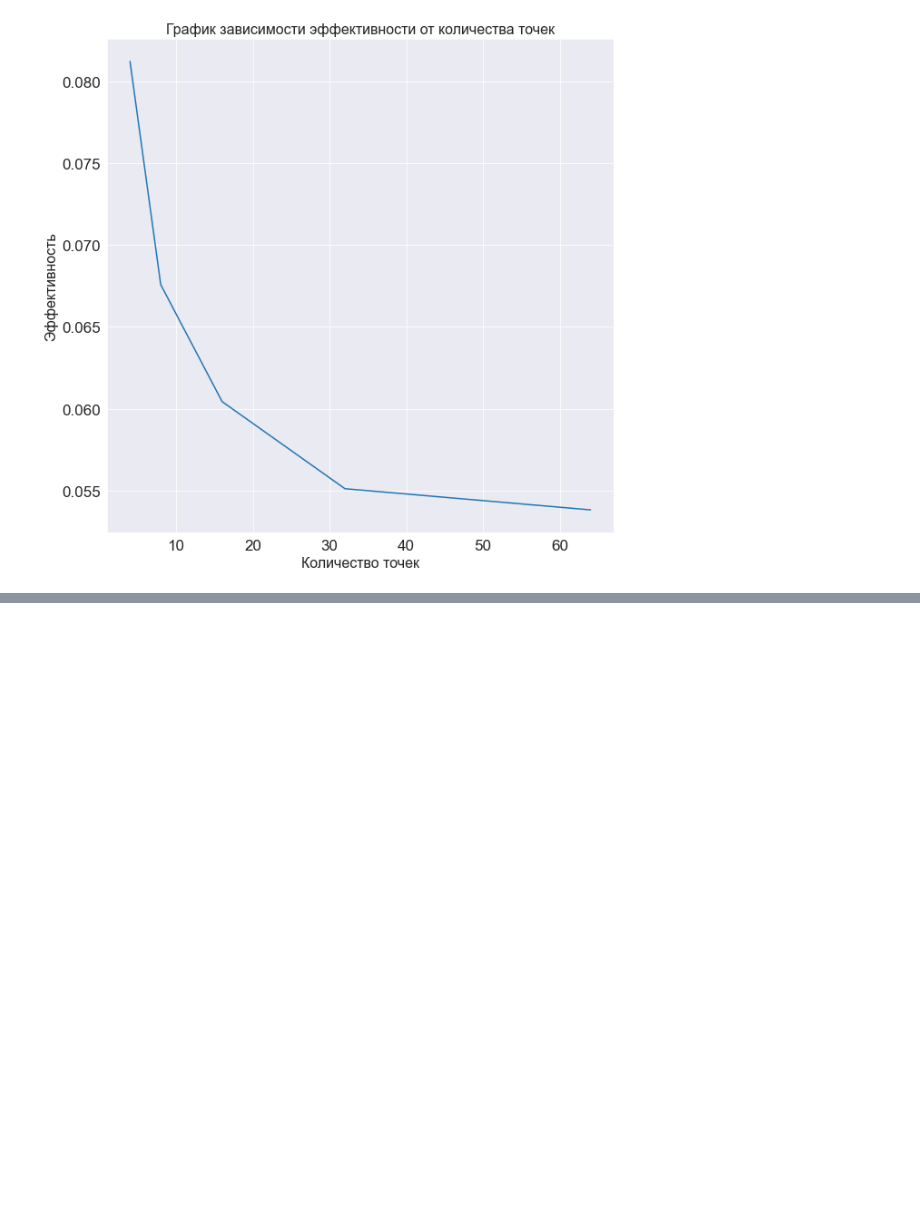
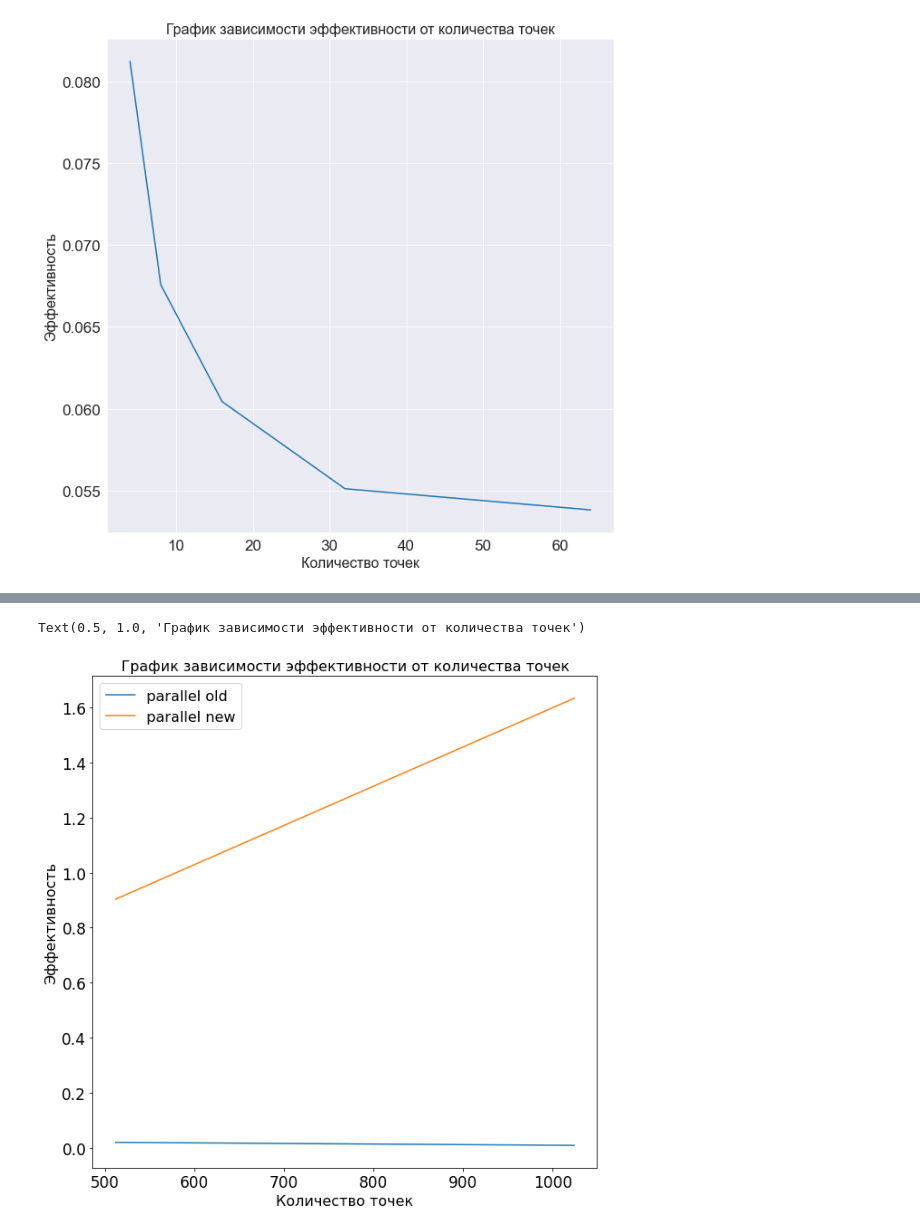
Before and after one commit to DenisKabanov/parallel_programming_lab3, a Jupyter notebook: Animation and graphics.ipynb, the cells around one changed output, grey strips where cells are left out. Cells and saved outputs as stored; diff of their text form; code cells hidden in the pictures; blank space fills up the shorter version.

```diff
--- a/Animation and graphics.ipynb
+++ b/Animation and graphics.ipynb
@@ -149,0 +228,20 @@ Text(0.5, 1.0, 'График зависимости эффективности
+# %%
+# E = speed_up/number of threads
+efficiency_old = []
+efficiency_new = []
+for i in range(len(number_of_points_new)):
+    efficiency_old.append(speed_up_old[i]/number_of_points_new[i])
+    efficiency_new.append(speed_up_new[i]/32)
+# %%
+plt.figure(figsize=(10, 10))
+plt.plot(number_of_points_new, efficiency_old)
+plt.plot(number_of_points_new, efficiency_new)
+plt.xticks(fontsize = 17)
+plt.yticks(fontsize = 17)
+plt.xlabel('Количество точек', fontsize=16)
+plt.ylabel('Эффективность', fontsize=16)
+plt.legend(['parallel old','parallel new'], fontsize=16)
+plt.title("График зависимости эффективности от количества точек", size=16)
+# %% [output]
+Text(0.5, 1.0, 'График зависимости эффективности от количества точек')
+[figure, added]
```
Also changed, not shown: parts of 7 cells of this notebook, 11 other files.
